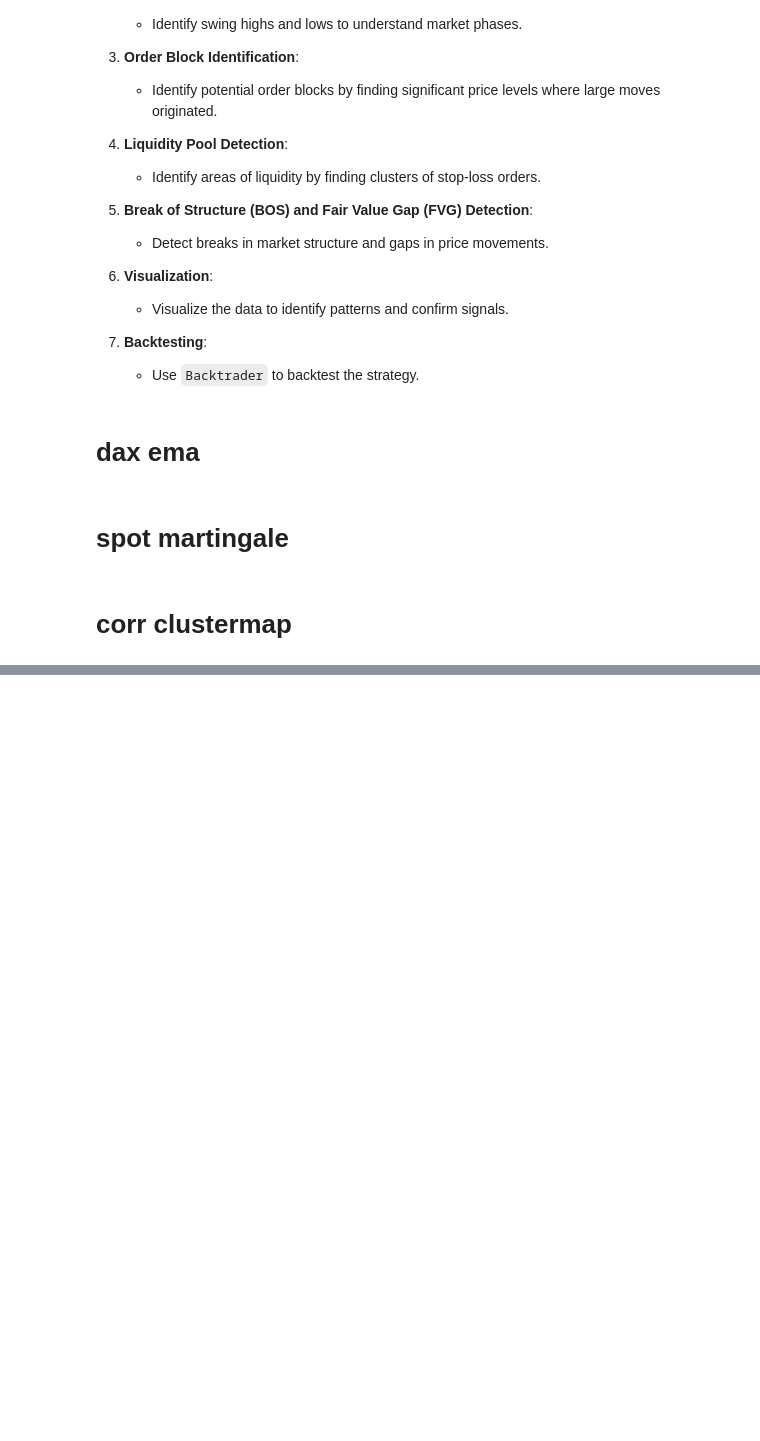
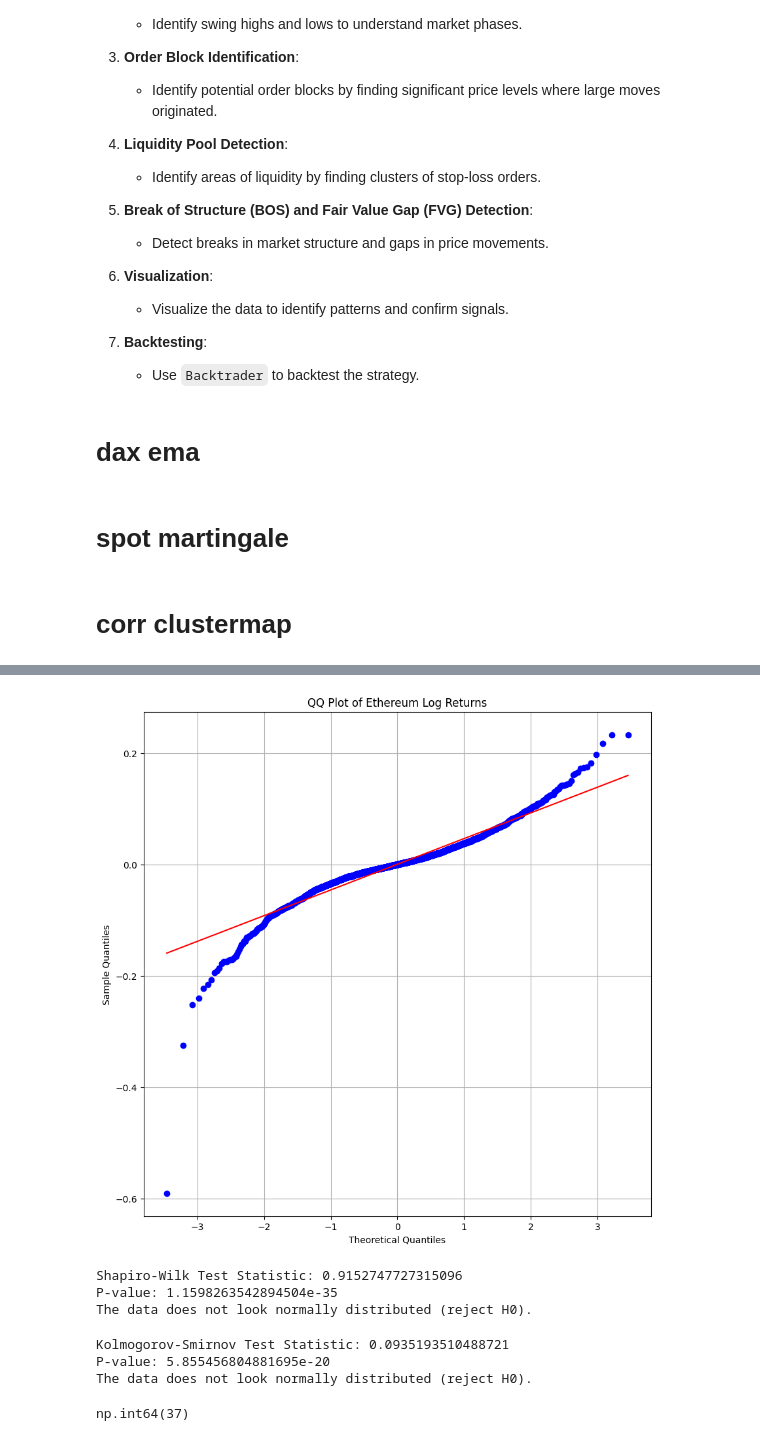
Before and after one commit to ichsanulamal/notes, a Jupyter notebook: finance/AI for Trading - Udacity/Projects/test.ipynb, the cells around one changed output, grey strips where cells are left out. Drawn from its saved outputs; the diff is of its cells as text; code cells hidden in the pictures; blank space fills up the shorter version.

```diff
--- a/finance/AI for Trading - Udacity/Projects/test.ipynb
+++ b/finance/AI for Trading - Udacity/Projects/test.ipynb
@@ -546,0 +522,63 @@ sns.clustermap(correlation_matrix, cmap='coolwarm')
+# %%
+plt.figure(figsize=(10, 10))
+
+stats.probplot(eth_log_returns['eth'], dist="norm", plot=plt)
+plt.title('QQ Plot of Ethereum Log Returns')
+plt.xlabel('Theoretical Quantiles')
+plt.ylabel('Sample Quantiles')
+plt.grid(True)
+plt.show()
+# %% [output]
+[figure, added]
+# %%
+# Extract the log returns series
+data = eth_log_returns['eth']
+
+# Perform the Shapiro-Wilk test
+statistic, p_value = stats.shapiro(data)
+
+# Print the results
+print(f"Shapiro-Wilk Test Statistic: {statistic}")
+print(f"P-value: {p_value}")
+
+# Interpret the result
+alpha = 0.05  # significance level
+if p_value > alpha:
+    print("The data looks normally distributed (fail to reject H0).")
+else:
+    print("The data does not look normally distributed (reject H0).")
+# %% [output]
+Shapiro-Wilk Test Statistic: 0.9152747727315096
+P-value: 1.1598263542894504e-35
+The data does not look normally distributed (reject H0).
+# %%
+# Extract the log returns series
+data = eth_log_returns['eth']
+
+# Perform the Kolmogorov-Smirnov test against a normal distribution
+# Assuming normal distribution with mean 0 and standard deviation 1
+statistic, p_value = stats.kstest(data, 'norm', args=(data.mean(), data.std()))
+
+# Print the results
+print(f"Kolmogorov-Smirnov Test Statistic: {statistic}")
+print(f"P-value: {p_value}")
+
+# Interpret the result
+alpha = 0.05  # significance level
+if p_value > alpha:
+    print("The data looks normally distributed (fail to reject H0).")
+else:
+    print("The data does not look normally distributed (reject H0).")
+# %% [output]
+Kolmogorov-Smirnov Test Statistic: 0.0935193510488721
+P-value: 5.855456804881695e-20
+The data does not look normally distributed (reject H0).
+# %%
+from scipy import stats
+
+# Z-score method to identify outliers
+z_scores = np.abs(stats.zscore(data))
+outliers = (z_scores > 3).sum()
+outliers
+# %% [output]
+np.int64(37)
```
Also changed, not shown: parts of 13 cells of this notebook, 29 other files.
